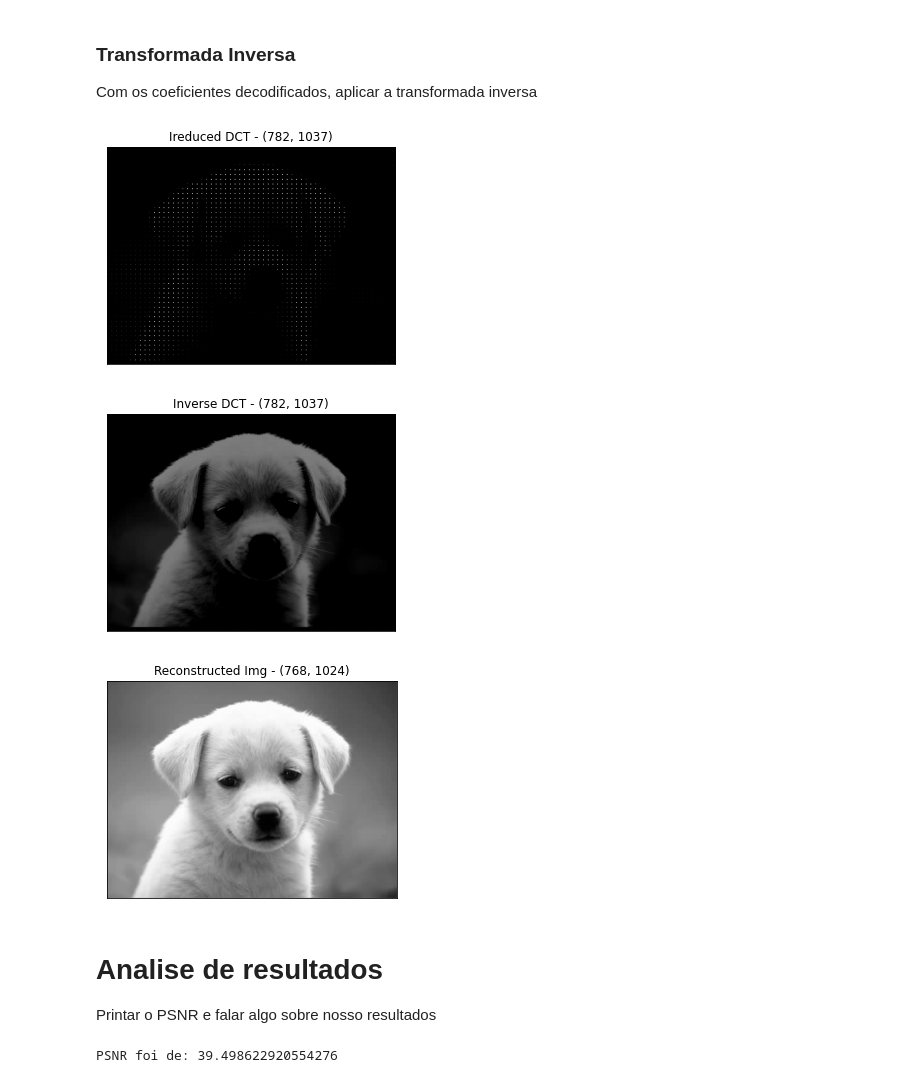
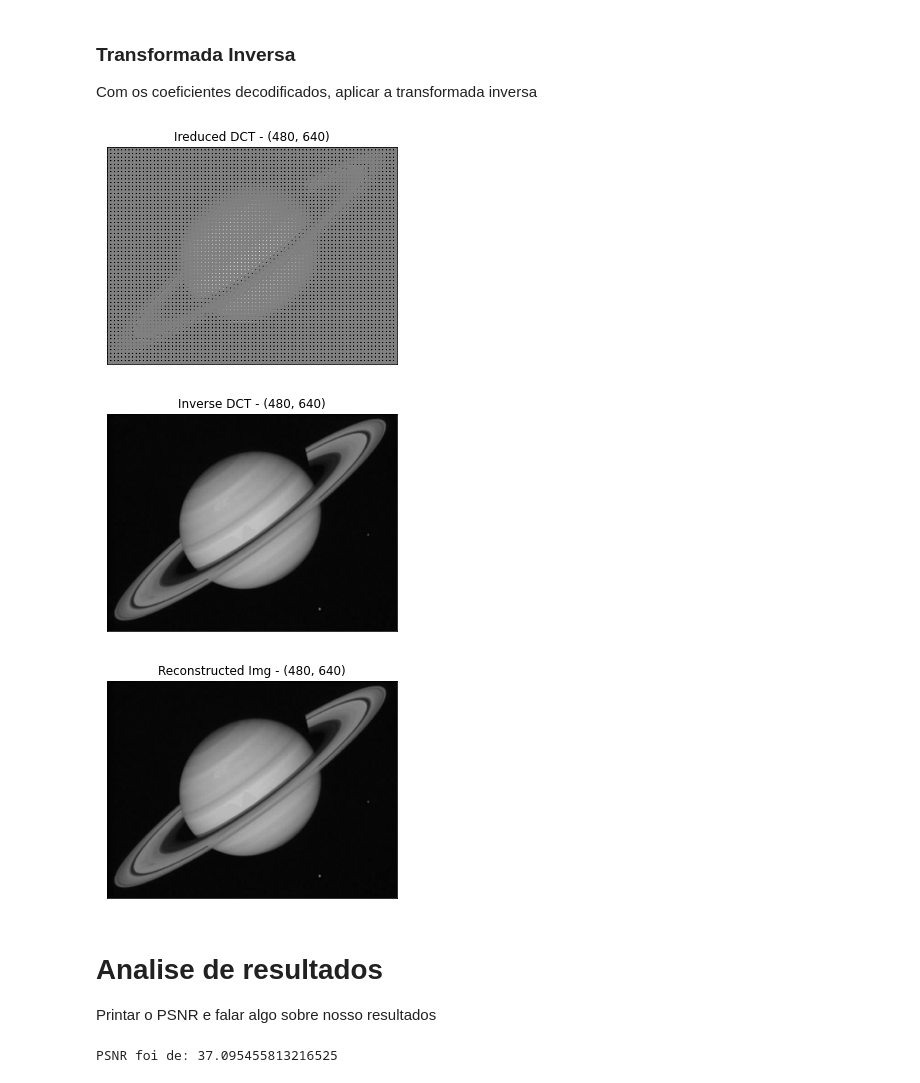
Before and after one commit to RenanBomtempo/image-compression, a Jupyter notebook: TP-1.ipynb, the cells around one changed output. Cells and saved outputs as stored; diff of their text form; code cells hidden in the pictures.

```diff
--- a/TP-1.ipynb
+++ b/TP-1.ipynb
@@ -52,10 +52,17 @@ def file_size(file_path):
         file_info = os.stat(file_path)
         return file_info.st_size
 
-# Printa a imagem em tons de cinza
+# Printa a imagem em tons de cinza (0-255)
 def print_gimage(img, window_name):
     #plt.subplot(121)
     plt.imshow(img, cmap = 'gray', clim=(0, 255))
+    plt.title(window_name+" - "+str(img.shape)), plt.xticks([]), plt.yticks([])
+    plt.show()
+
+# Printa a imagem em tons de cinza (-128, 127)
+def print_sgimage(img, window_name):
+    #plt.subplot(121)
+    plt.imshow(img, cmap = 'gray', clim=(-128, 127))
     plt.title(window_name+" - "+str(img.shape)), plt.xticks([]), plt.yticks([])
     plt.show()
 
@@ -80,7 +87,7 @@ def file_to_img(input_name,shape,separator=""):
 Atribua a variavel "input_img_name" o nome da imagem a ser comprimida
 # %%
 # Nome do arquivo de imagem a ser comprimida
-input_img_name = "6.pgm"
+input_img_name = "9.pgm"
 
 # Carrega a imagem como um numpy.ndarray, com elementos do tipo numpy.uint8
 img = cv2.imread(input_img_name,0)
@@ -97,8 +104,8 @@ print_gimage(img,'Input Image')
 Aplicamos a DCT em blocos 8x8 da imagem
 # %%
 # Parâmetros da transformada
-step    = 17     # Tamanho do bloco DCT
-sv_step = 11     # Tamanho do bloco a ser salvo
+step    = 8     # Tamanho do bloco DCT
+sv_step = 4     # Tamanho do bloco a ser salvo
 dif     = step - sv_step
 
 # Tamanho da imagem original
@@ -133,7 +140,7 @@ for y in range(0,dct_size[0],step):
                     x*sv_step//step:x*sv_step//step+sv_step] = dct_step[:sv_step,:sv_step]
 
 # Aplica quantização na matriz reduzida da DCT
-Q = np.max(np.absolute(reduced_DCT))/128 #Valor de quantização
+Q = np.max(np.absolute(reduced_DCT))/127 #Valor de quantização
 reduced_DCT = reduced_DCT/Q
 
 # Converte a matriz para inteiro de 8bits para armazenamento
@@ -141,9 +148,8 @@ reduced_DCT = reduced_DCT/Q
 reduced_DCT = reduced_DCT.astype(np.int8)
 
 # Visualização dos resultados
-
 print_gimage(img,"Input Image")
-print_gimage(dct_img+128, "Image for DCT")
-print_gimage(DCT,"DCT")
-print_gimage(reduced_DCT,"Reduced DCT")
+print_sgimage(dct_img, "Image for DCT")
+print_sgimage(DCT,"DCT")
+print_sgimage(reduced_DCT,"Reduced DCT")
 # %% [output]
@@ -178,44 +184,45 @@ Ler do arquivo e decodificar pra ter os coeficientes da transformada de volta
 Com os coeficientes decodificados, aplicar a transformada inversa
 # %%
 Ireduced_DCT = np.zeros(dct_size, dtype=np.float)
-IDCT = np.zeros(dct_size, dtype=np.float)
-rec_img = np.zeros(orig_size, dtype=np.float)
+IDCT    = np.zeros(dct_size, dtype=np.float)
+reco_img = np.zeros(orig_size, dtype=np.uint8)
 
 # Extendendo a imagem para o tamanho original
 for y in range(0,redu_size[0],sv_step):
     for x in range(0,redu_size[1],sv_step):
         block = np.zeros((step,step),dtype=np.float)
         block[:sv_step, :sv_step] = reduced_DCT[y:y+sv_step, x:x+sv_step]
         Ireduced_DCT[y+(dif*y//sv_step):y+(dif*y//sv_step)+step,
                      x+(dif*x//sv_step):x+(dif*x//sv_step)+step] = block
 
 # Reverte a quatização
 Ireduced_DCT = Q*Ireduced_DCT
 
 # Transformada inversa
 for y in range(0,dct_size[0],step):
     for x in range(0,dct_size[1],step):
         idct = get_2d_idct(Ireduced_DCT[y:y+step, x:x+step])
         IDCT[y:y+step, x:x+step] = idct
 
 # Imagem reconstruida
-rec_img = IDCT[:orig_size[0], :orig_size[1]]+128
+reco_img = IDCT[:orig_size[0], :orig_size[1]]+128
 
-print_gimage(Ireduced_DCT,"Ireduced DCT")
-print_gimage(IDCT,"Inverse DCT")
-print_gimage(rec_img, "Reconstructed Img")
+print_sgimage(Ireduced_DCT,"Ireduced DCT")
+print_sgimage(IDCT,"Inverse DCT")
+print_gimage(reco_img, "Reconstructed Img")
 
-mpimg.imsave("original.png", img, 0, 255, cmap='gray')
-mpimg.imsave(("{0}_IDCT_{1}x{1}-{2}.png".format(input_img_name,step, sv_step)), rec_img, 0, 255, cmap='gray')
+# Salvar imagens em .pgm
+mpimg.imsave("{0}.png".format(input_img_name), img, 0, 255, cmap='gray')
+mpimg.imsave(("{0}_IDCT_{1}x{1}-{2}.png".format(input_img_name,step, sv_step)), reco_img, 0, 255, cmap='gray')
 # %% [output]
-[figure, old version]
+[figure, new version]
-[figure, old version]
+[figure, new version]
-[figure, old version]
+[figure, new version]
 # %% [markdown]
 # Analise de resultados
 
 Printar o PSNR e falar algo sobre nosso resultados
 # %%
-print("PSNR foi de:",psnr(img,rec_img))
+print("PSNR foi de:",psnr(img,reco_img))
 # %% [output]
-PSNR foi de: 39.498622920554276
+PSNR foi de: 37.095455813216525
```
Also changed, not shown: parts of 3 cells of this notebook, 12 other files.
